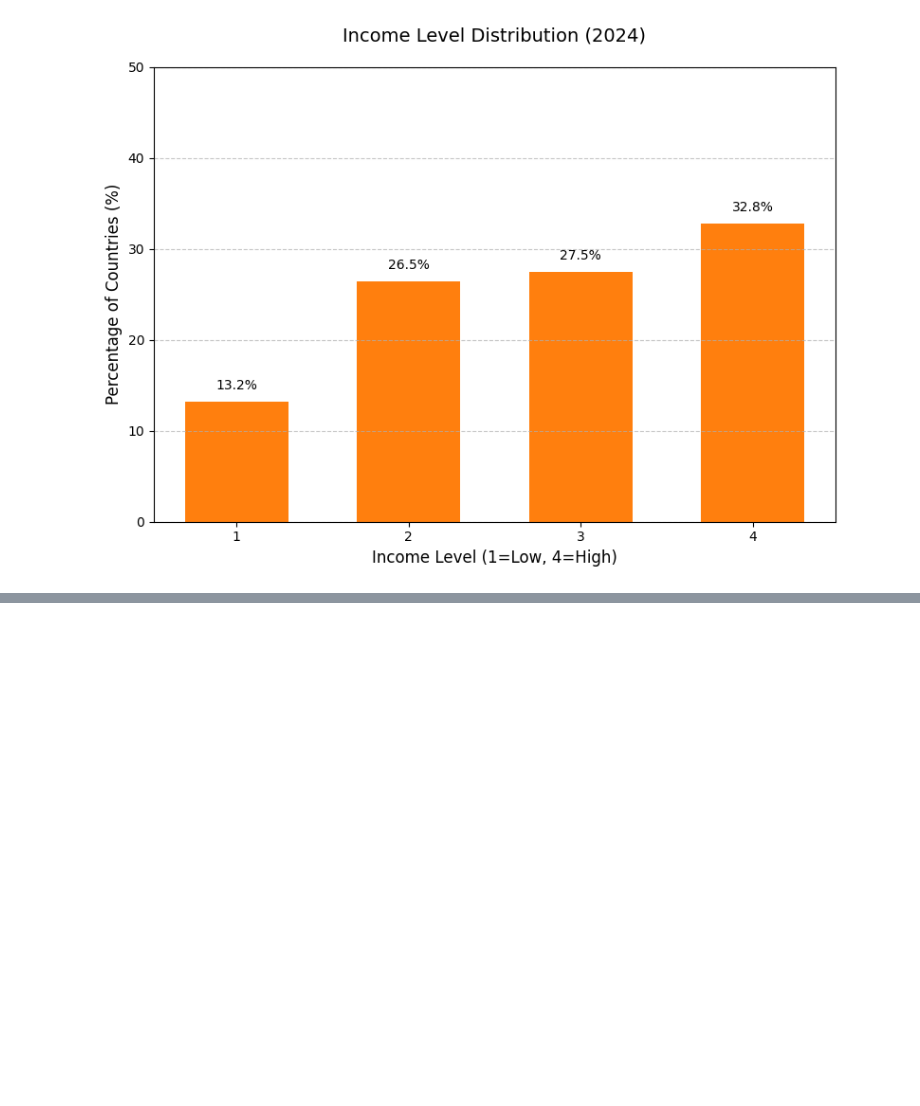
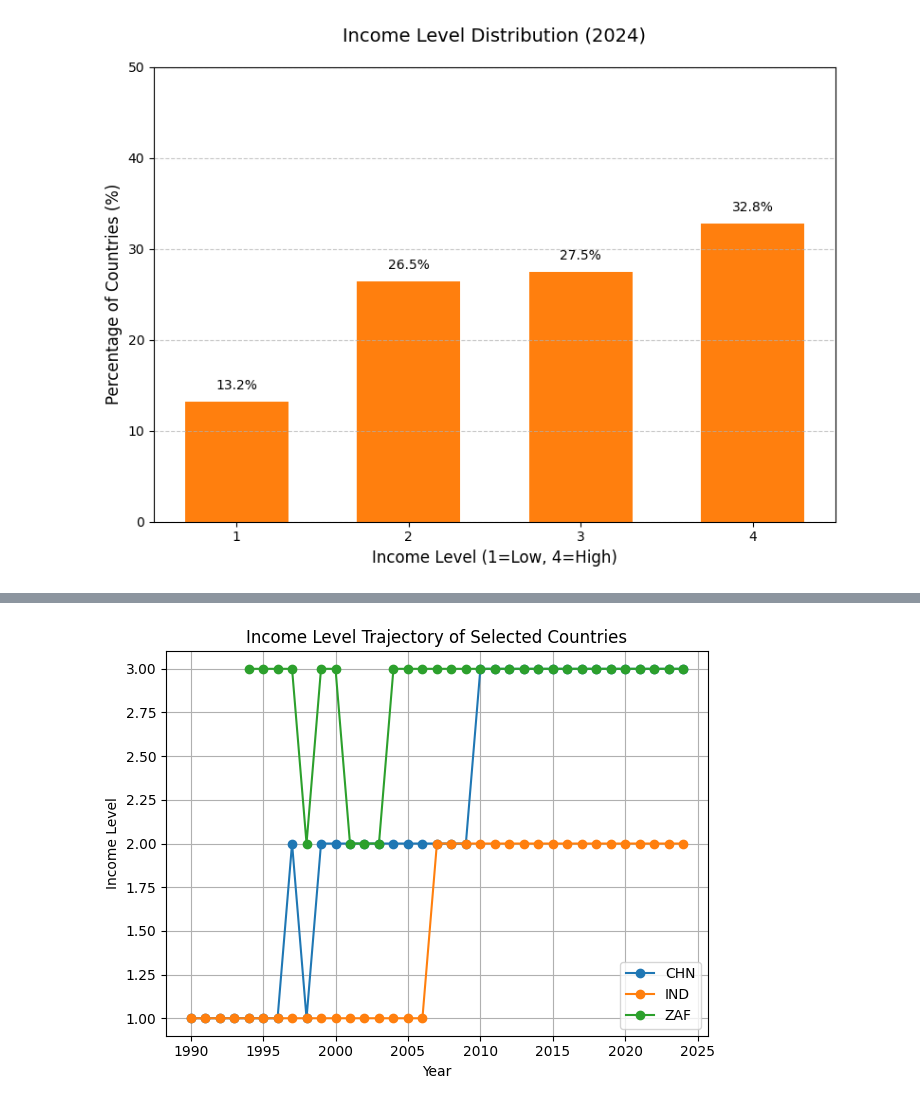
Before and after one commit to AlvaroMillanRuiz/NLP_BDS, a Jupyter notebook: 3. EDA.ipynb, the cells around one changed output, grey strips where cells are left out. Saved outputs shown, nothing was run; the diff lists cells and outputs as text; code cells hidden in the pictures; blank space fills up the shorter version.

```diff
--- a/3. EDA.ipynb
+++ b/3. EDA.ipynb
@@ -175,0 +206,14 @@ plt.show()
+# %%
+# Step 1: Count unique income levels per country
+income_change = final_df.groupby('ISO-Code')['Income Level'].nunique()
+
+# Step 2: Filter for countries that changed income levels (more than one unique value)
+countries_with_changes = income_change[income_change > 1].index.tolist()
+
+# Step 3: View their income level changes over time
+df_changes = final_df[final_df['ISO-Code'].isin(countries_with_changes)][['Year', 'ISO-Code', 'Income Level']]
+df_changes = df_changes.sort_values(by=['ISO-Code', 'Year'])
+
+# Step 4: Display
+df_countries_that_change = df_changes['ISO-Code'].unique().tolist()
+df_countries_that_change
@@ -175,0 +238,15 @@ plt.show()
+# %%
+selected = ['CHN', 'IND', 'ZAF']  # Example ISO codes
+for iso in selected:
+    country_data = df_changes[df_changes['ISO-Code'] == iso]
+    plt.plot(country_data['Year'], country_data['Income Level'], marker='o', label=iso)
+
+plt.title('Income Level Trajectory of Selected Countries')
+plt.xlabel('Year')
+plt.ylabel('Income Level')
+plt.legend()
+plt.grid(True)
+plt.tight_layout()
+plt.show()
+# %% [output]
+[figure, added]
```
Also changed, not shown: parts of 4 cells of this notebook, 22 other files.
